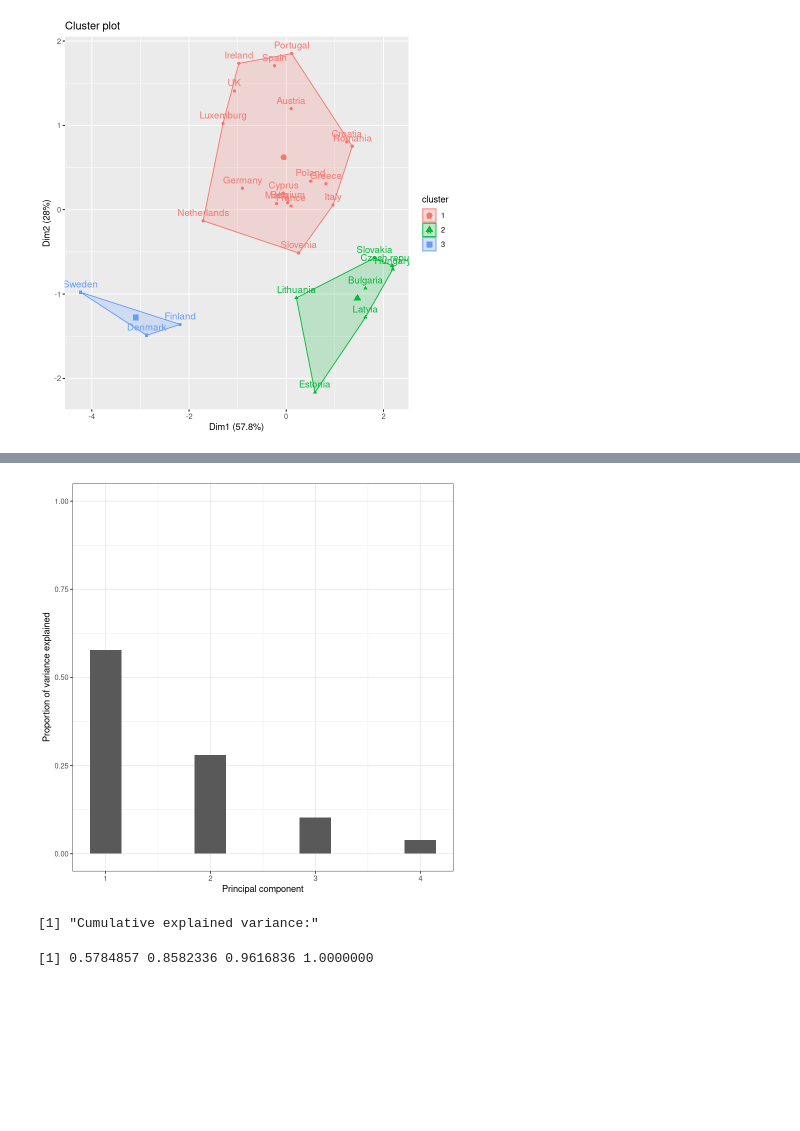
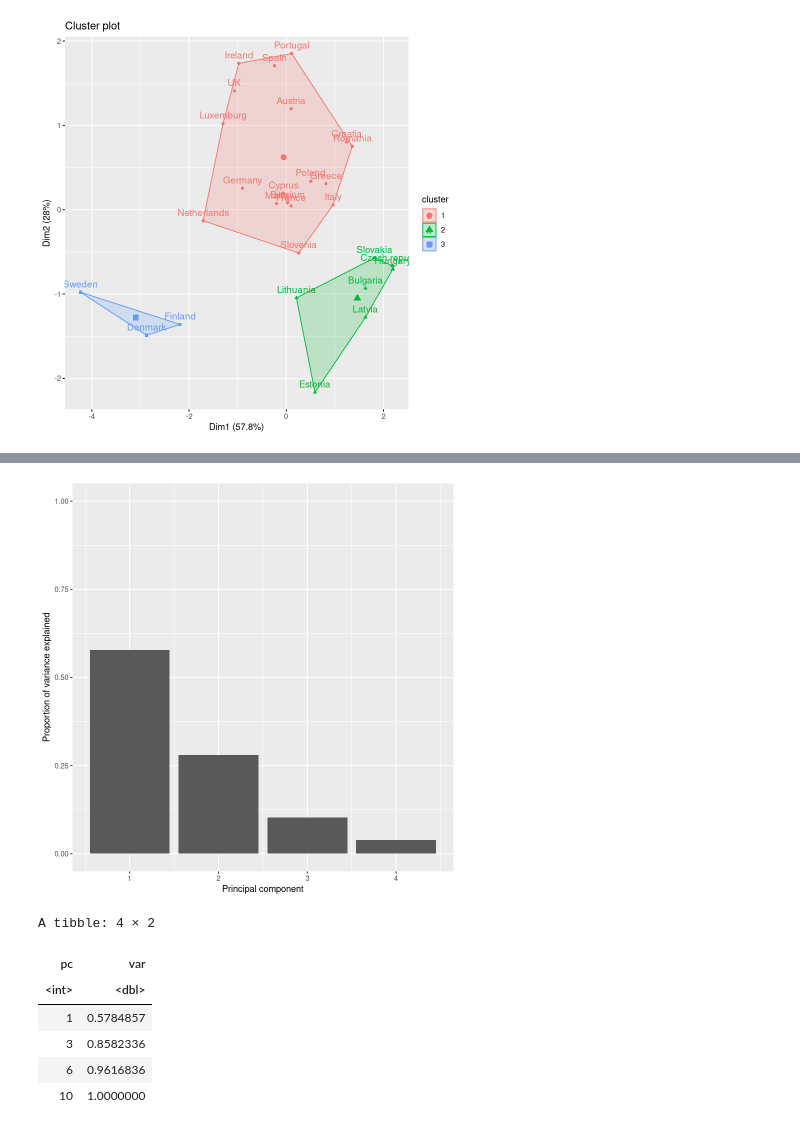
Before and after one commit to ccs-amsterdam/ccsbook, a Jupyter notebook: chapter07/EDA_r.ipynb, the cells around one changed output, grey strips where cells are left out. Drawn from its saved outputs; the diff is of its cells as text; code cells hidden in the pictures; blank space fills up the shorter version.

```diff
--- a/chapter07/EDA_r.ipynb
+++ b/chapter07/EDA_r.ipynb
@@ -28,13 +33,9 @@ Welcome! Want to learn more? See two factoextra-related books at https://goo.gl/
 # %% [markdown]
 ### 8.1 Simple exploratory data analysis
 # %%
-
-#Load clean data
-#Data preparation in cleaning_eurobarometer_r.ipynb
-url='http://cssbook.net/d/eurobarometer_nov_2017.csv'
+url='http://cssbook.net/d/eurobarom_nov_2017.csv'
 d2= read_csv(url, col_names = TRUE)
-print(glue("Shape of my original data: {nrow(d2)} x {ncol(d2)}"))
-print("Variables:")
+glue("{nrow(d2)} row x {ncol(d2)} columns")
 colnames(d2)
 # %% [output]
 ── Column specification ──────────────────────────────────────────────────────────────────────────────────────────────────────────────────────────────────────────────────────────────────────────────── ...
@@ -217,5 +235,0 @@ ggplot(support_long, aes(x=date_n, y=support, color=group)) +
-# %%
-d2 = d2 %>% mutate(country=factor(country,levels=rev(sort(unique(country))))) #order the countries
-ggplot(data = d2, mapping= aes(x=country, y=age))+
-  geom_boxplot()+
-  coord_flip() #We rotate the graph for a better visualization of country labels
@@ -356,7 +365,7 @@ fviz_cluster(hc.res, d3_s, ellipse.type = "convex")
 # %% [output]
 [figure]
 # %%
-pca = prcomp(d3, scale = TRUE)
+pca = prcomp(d3_s, scale=TRUE)
 head(pca$x)
 pca$rotation
 # %% [output]
@@ -381,7 +391,7 @@ biplot(x = pca, scale = 0, cex = 0.6, col = c("blue4", "brown3"))
 # %%
 print("Proportion of variance explained:")
-pca$sdev^2
-prop_variance = pca$sdev^2 / sum(pca$sdev^2)
-prop_variance
+prop_var = tibble(pc=1:4,
+    var=pca$sdev^2 / sum(pca$sdev^2))
+prop_var
 # %% [output]
 [1] "Proportion of variance explained:"
@@ -390,18 +405,20 @@ prop_variance
 # %%
-ggplot(data = data.frame(prop_variance, pc = 1:4),
-       aes(x = pc, y = prop_variance)) +
-  geom_col(width = 0.3) +
+ggplot(prop_var, aes(x=pc, y=var)) +
+  geom_col() +
   scale_y_continuous(limits = c(0,1)) +
-  theme_bw() +
-  labs(x = "Principal component",
-       y = "Proportion of variance explained")
+  xlab("Principal component") +
+  ylab("Proportion of variance explained")
 # %% [output]
-[figure, old version]
+[figure, new version]
-# %%
-print("Cumulative explained variance:")
-prop_acum_variance = cumsum(prop_variance)
-prop_acum_variance
-# %% [output]
-[1] "Cumulative explained variance:"
-[1] 0.5784857 0.8582336 0.9616836 1.0000000
+# %%
+cvar = cumsum(prop_var)
+cvar
+# %% [output]
+A tibble: 4 × 2
+| pc | var |
+| <int> | <dbl> |
+| 1 | 0.5784857 |
+| 3 | 0.8582336 |
+| 6 | 0.9616836 |
+| 10 | 1.0000000 |
 # %%
```
Also changed, not shown: parts of 37 cells of this notebook, 1 other file.
